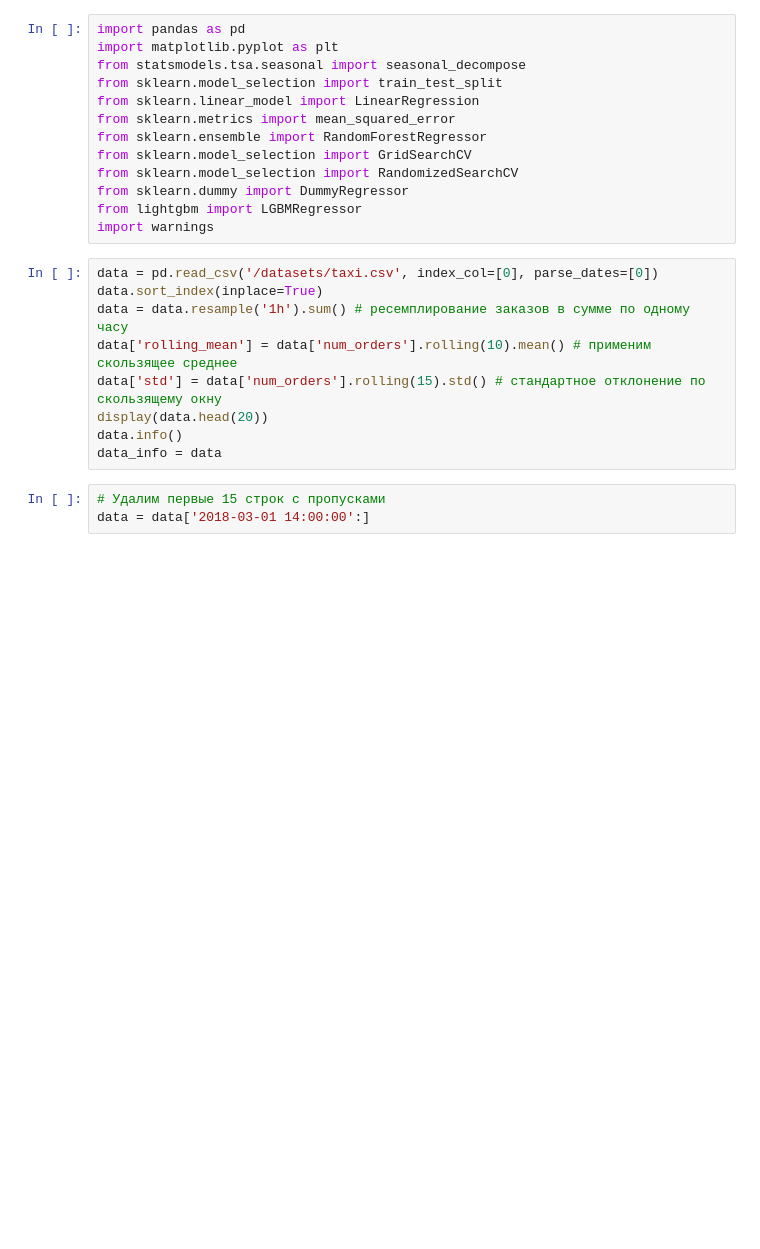
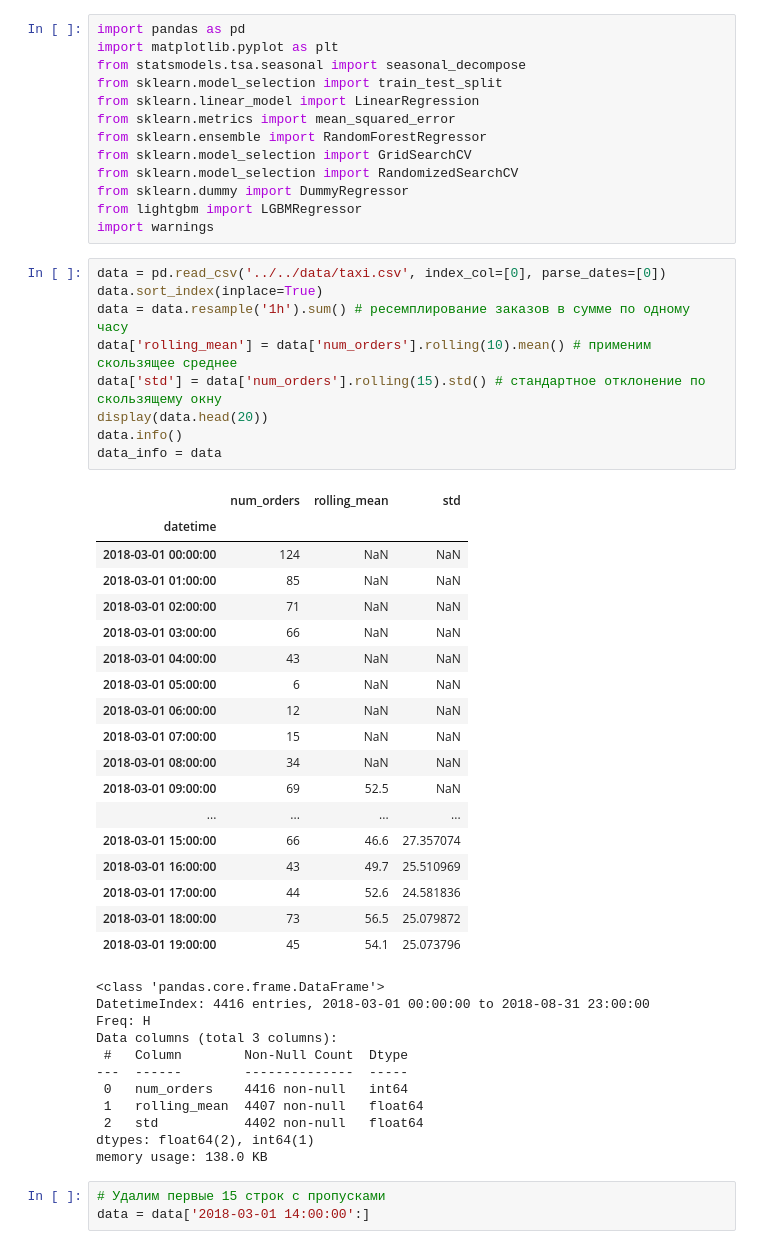
Before and after one commit to Lemekhova/Practicum, a Jupyter notebook: TimeSeries/TimeSeries.ipynb, the cells around one changed output. Cells and saved outputs as stored; diff of their text form; blank space fills up the shorter version.

```diff
--- a/TimeSeries/TimeSeries.ipynb
+++ b/TimeSeries/TimeSeries.ipynb
@@ -33,14 +32,44 @@ from sklearn.dummy import DummyRegressor
 from lightgbm import LGBMRegressor
 import warnings
 # %%
-data = pd.read_csv('/datasets/taxi.csv', index_col=[0], parse_dates=[0])
+data = pd.read_csv('../../data/taxi.csv', index_col=[0], parse_dates=[0])
 data.sort_index(inplace=True)
 data = data.resample('1h').sum() # ресемплирование заказов в сумме по одному часу
 data['rolling_mean'] = data['num_orders'].rolling(10).mean() # применим скользящее среднее
 data['std'] = data['num_orders'].rolling(15).std() # стандартное отклонение по скользящему окну
 display(data.head(20))
 data.info()
 data_info = data
+# %% [output]
+|  | num_orders | rolling_mean | std |
+| datetime |  |  |  |
+| 2018-03-01 00:00:00 | 124 | NaN | NaN |
+| 2018-03-01 01:00:00 | 85 | NaN | NaN |
+| 2018-03-01 02:00:00 | 71 | NaN | NaN |
+| 2018-03-01 03:00:00 | 66 | NaN | NaN |
+| 2018-03-01 04:00:00 | 43 | NaN | NaN |
+| 2018-03-01 05:00:00 | 6 | NaN | NaN |
+| 2018-03-01 06:00:00 | 12 | NaN | NaN |
+| 2018-03-01 07:00:00 | 15 | NaN | NaN |
+| 2018-03-01 08:00:00 | 34 | NaN | NaN |
+| 2018-03-01 09:00:00 | 69 | 52.5 | NaN |
+| ... | ... | ... | ... |
+| 2018-03-01 15:00:00 | 66 | 46.6 | 27.357074 |
+| 2018-03-01 16:00:00 | 43 | 49.7 | 25.510969 |
+| 2018-03-01 17:00:00 | 44 | 52.6 | 24.581836 |
+| 2018-03-01 18:00:00 | 73 | 56.5 | 25.079872 |
+| 2018-03-01 19:00:00 | 45 | 54.1 | 25.073796 |
+<class 'pandas.core.frame.DataFrame'>
+DatetimeIndex: 4416 entries, 2018-03-01 00:00:00 to 2018-08-31 23:00:00
+Freq: H
+Data columns (total 3 columns):
+ #   Column        Non-Null Count  Dtype
+---  ------        --------------  -----
+ 0   num_orders    4416 non-null   int64
+ 1   rolling_mean  4407 non-null   float64
+ 2   std           4402 non-null   float64
+dtypes: float64(2), int64(1)
+memory usage: 138.0 KB
 # %%
 # Удалим первые 15 строк с пропусками
 data = data['2018-03-01 14:00:00':]
```
Also changed, not shown: parts of 19 cells of this notebook, 3 other files.
